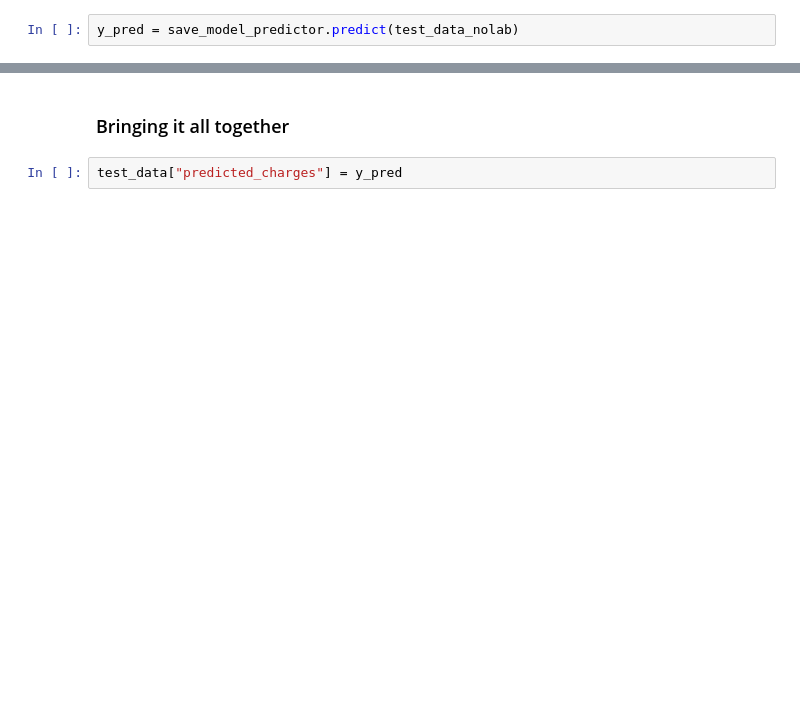
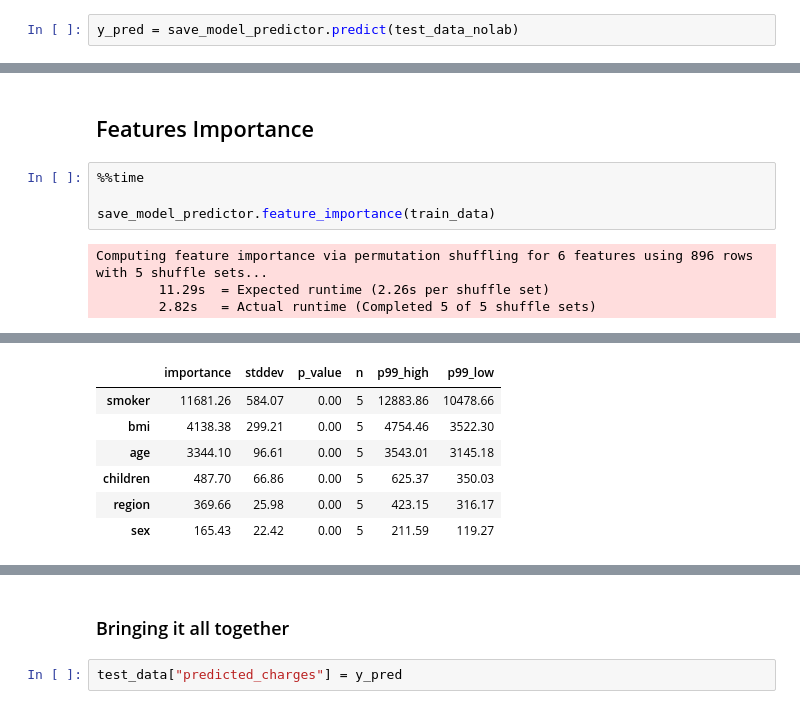
Before and after one commit to djoguns/insurance_premium_prediction, a Jupyter notebook: experimentation.ipynb, the cells around one changed output, grey strips where cells are left out. Cells and saved outputs as stored; diff of their text form; blank space fills up the shorter version.

```diff
--- a/experimentation.ipynb
+++ b/experimentation.ipynb
@@ -310,0 +317,10 @@ save_model_predictor.leaderboard(test_data, silent=True)
+# %% [markdown]
+## Features Importance
+# %%
+%%time
+
+save_model_predictor.feature_importance(train_data)
+# %% [output]
+Computing feature importance via permutation shuffling for 6 features using 896 rows with 5 shuffle sets...
+        11.29s  = Expected runtime (2.26s per shuffle set)
+        2.82s   = Actual runtime (Completed 5 of 5 shuffle sets)
@@ -310,0 +329,7 @@ save_model_predictor.leaderboard(test_data, silent=True)
+|  | importance | stddev | p_value | n | p99_high | p99_low |
+| smoker | 11681.26 | 584.07 | 0.00 | 5 | 12883.86 | 10478.66 |
+| bmi | 4138.38 | 299.21 | 0.00 | 5 | 4754.46 | 3522.30 |
+| age | 3344.10 | 96.61 | 0.00 | 5 | 3543.01 | 3145.18 |
+| children | 487.70 | 66.86 | 0.00 | 5 | 625.37 | 350.03 |
+| region | 369.66 | 25.98 | 0.00 | 5 | 423.15 | 316.17 |
+| sex | 165.43 | 22.42 | 0.00 | 5 | 211.59 | 119.27 |
```
Also changed, not shown: parts of 43 cells of this notebook, 37 other files.
